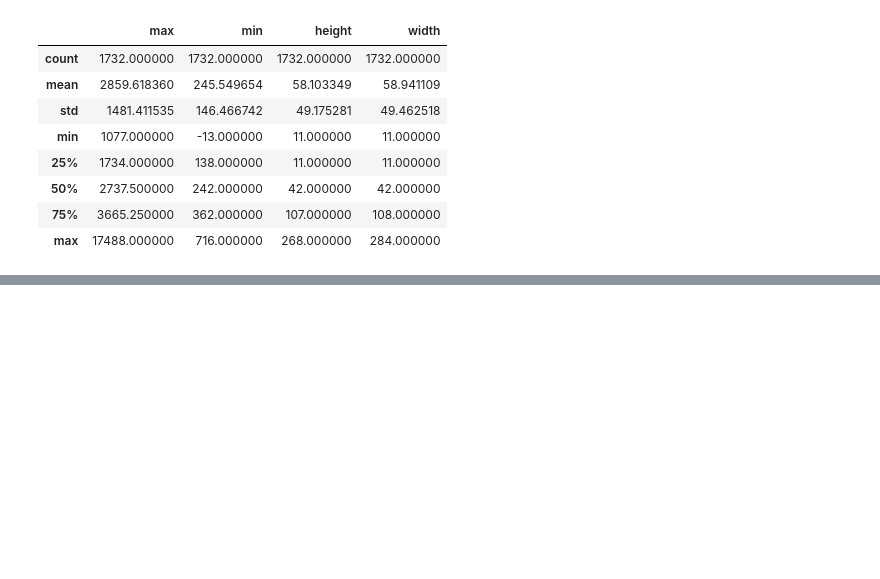
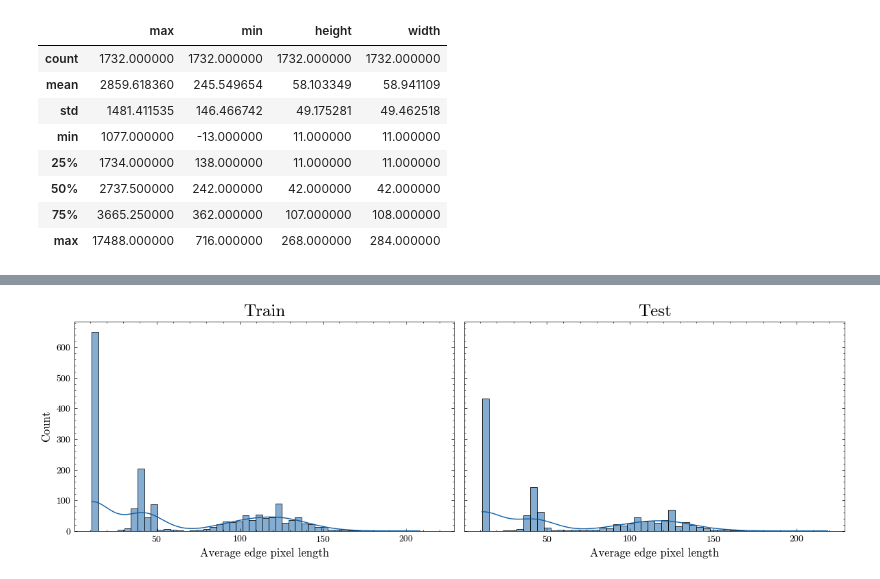
Before and after one commit to zuzg/domain-aware-hyperspectral-ml, a Jupyter notebook: notebooks/eda.ipynb, the cells around one changed output, grey strips where cells are left out. Cells and saved outputs as stored; diff of their text form; code cells hidden in the pictures; blank space fills up the shorter version.

```diff
--- a/notebooks/eda.ipynb
+++ b/notebooks/eda.ipynb
@@ -66,0 +114,30 @@ stats_df["width"].hist()
+# %%
+avg_edge_train = (train_stats["width"] + train_stats["height"]) / 2
+avg_edge_test = (test_stats["width"] + test_stats["height"]) / 2
+# %%
+FIG_SIZE = (12, 4)
+FONT_SIZE = 18
+NUM_BINS = 50
+
+datasets = [
+    (avg_edge_train, "Train"),
+    (avg_edge_test, "Test")
+]
+
+fig, axs = plt.subplots(1, 2, figsize=FIG_SIZE, sharey=True, sharex=True)
+
+for i, (data, title) in enumerate(datasets):
+    sns.histplot(
+        data,
+        bins=NUM_BINS,
+        kde=True,
+        ax=axs[i]
+    )
+    axs[i].set_ylabel("Count", fontsize=FONT_SIZE - 6)
+    axs[i].set_xlabel("Average edge pixel length", fontsize=FONT_SIZE - 6)
+    axs[i].set_title(title, fontsize=FONT_SIZE)
+
+fig.tight_layout()
+fig.savefig("field_distribution.png", transparent=True)
+# %% [output]
+[figure, added]
```
Also changed, not shown: parts of 18 cells of this notebook.
